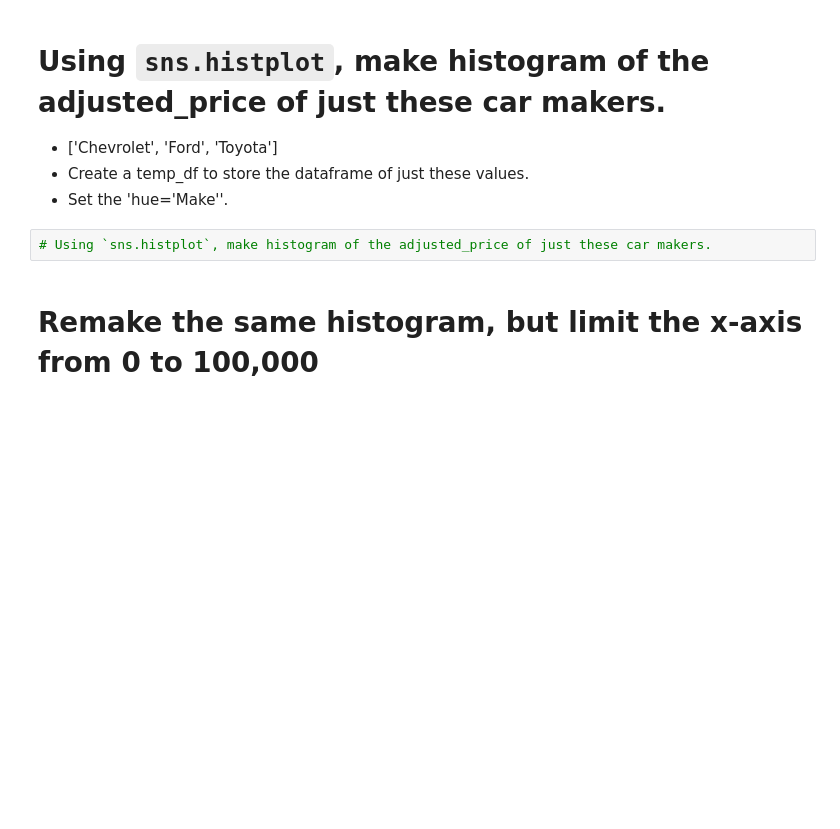
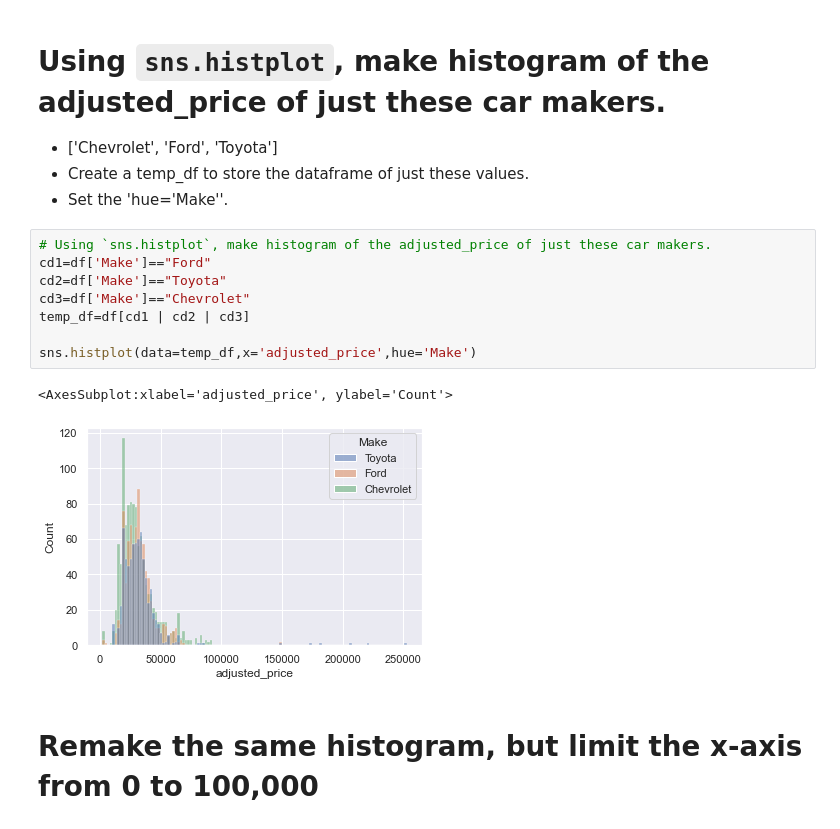
Before and after one commit to jchen056/2022-fall-data-science, a Jupyter notebook: Week-02-EDA/Exercise-EDA.ipynb, the cells around one changed output. Cells and saved outputs as stored; diff of their text form; blank space fills up the shorter version.

```diff
--- a/Week-02-EDA/Exercise-EDA.ipynb
+++ b/Week-02-EDA/Exercise-EDA.ipynb
@@ -206,6 +213,15 @@ Name: adjusted_price, dtype: float64
 * Set the 'hue='Make''.
 # %%
 # Using `sns.histplot`, make histogram of the adjusted_price of just these car makers.
+cd1=df['Make']=="Ford"
+cd2=df['Make']=="Toyota"
+cd3=df['Make']=="Chevrolet"
+temp_df=df[cd1 | cd2 | cd3]
+
+sns.histplot(data=temp_df,x='adjusted_price',hue='Make')
+# %% [output]
+<AxesSubplot:xlabel='adjusted_price', ylabel='Count'>
+[figure, added]
 # %% [markdown]
 # Remake the same histogram, but limit the x-axis from 0 to 100,000
 # %%
```
Also changed, not shown: parts of 28 cells of this notebook.
